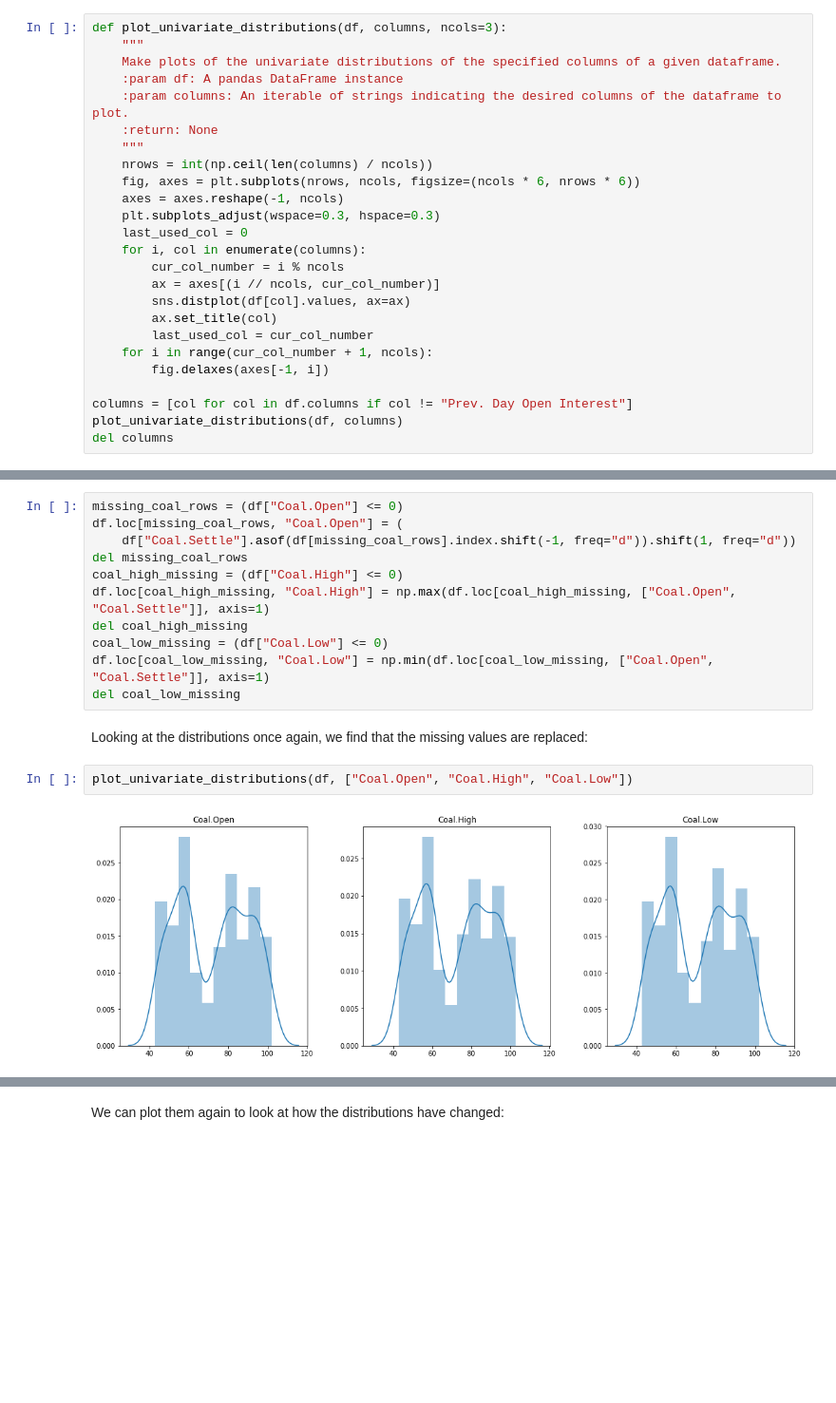
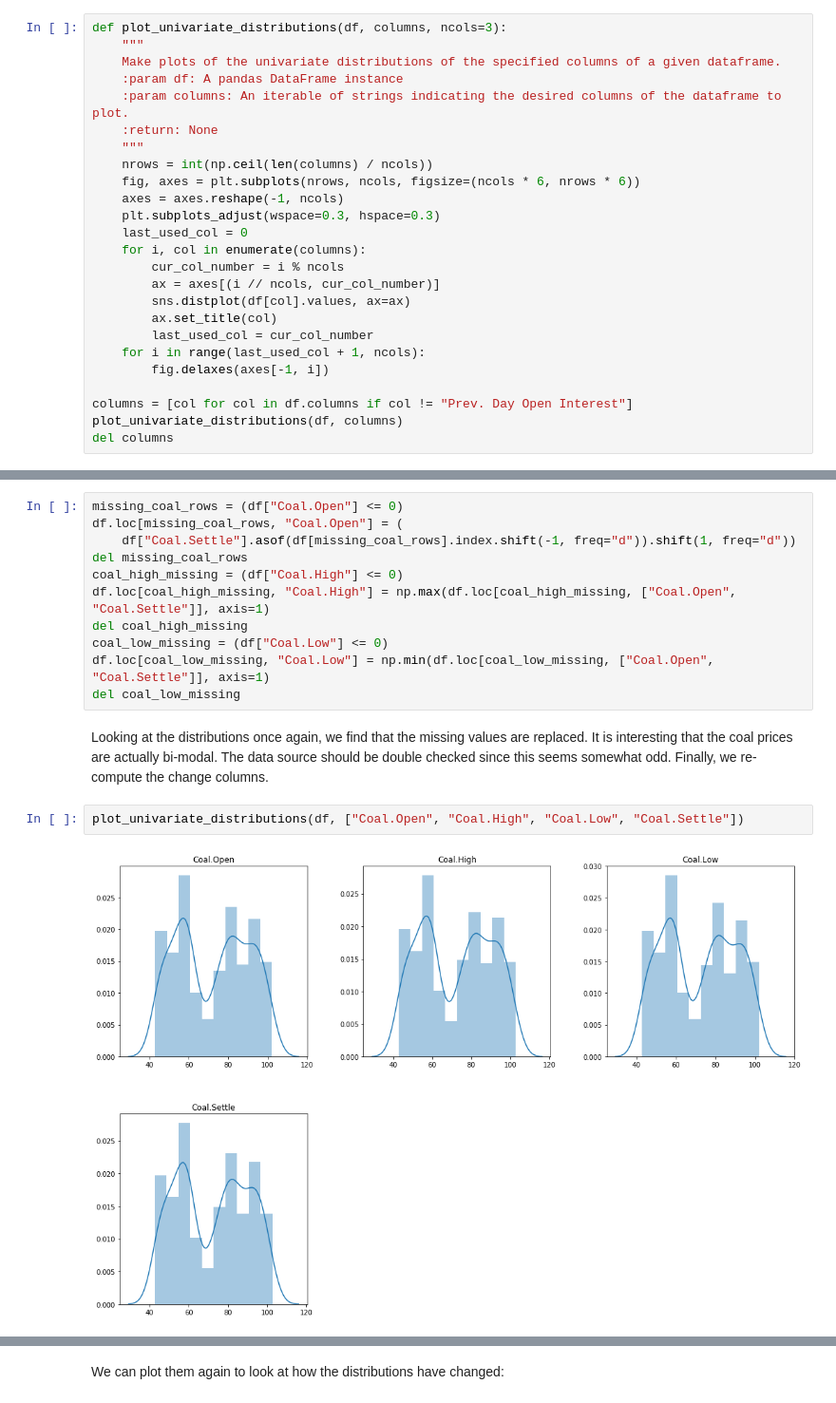
Before and after one commit to GaussianGarden/EUA-Price-Forecaster, a Jupyter notebook: Exploratory Data Analysis of Numerical Data.ipynb, the cells around one changed output, grey strips where cells are left out. Shown: that part at 95% size. Saved outputs shown, nothing was run; the diff lists cells and outputs as text; blank space fills up the shorter version.

Commit message:
First work on predictions without any text data

```diff
--- a/Exploratory Data Analysis of Numerical Data.ipynb
+++ b/Exploratory Data Analysis of Numerical Data.ipynb
@@ -85,7 +85,7 @@ def plot_univariate_distributions(df, columns, ncols=3):
         sns.distplot(df[col].values, ax=ax)
         ax.set_title(col)
         last_used_col = cur_col_number
-    for i in range(cur_col_number + 1, ncols):
+    for i in range(last_used_col + 1, ncols):
         fig.delaxes(axes[-1, i])
 
 columns = [col for col in df.columns if col != "Prev. Day Open Interest"]
@@ -107,10 +107,10 @@ coal_low_missing = (df["Coal.Low"] <= 0)
 df.loc[coal_low_missing, "Coal.Low"] = np.min(df.loc[coal_low_missing, ["Coal.Open", "Coal.Settle"]], axis=1)
 del coal_low_missing
 # %% [markdown]
-Looking at the distributions once again, we find that the missing values are replaced:
+Looking at the distributions once again, we find that the missing values are replaced. It is interesting that the coal prices are actually bi-modal. The data source should be double checked since this seems somewhat odd. Finally, we re-compute the change columns.
 # %%
-plot_univariate_distributions(df, ["Coal.Open", "Coal.High", "Coal.Low"])
+plot_univariate_distributions(df, ["Coal.Open", "Coal.High", "Coal.Low", "Coal.Settle"])
 # %% [output]
-[figure, old version]
+[figure, new version]
 # %%
 change_cols = ["Change", "Gas.Change", "Coal.Change", "Oil.Change"]
```
Also changed, not shown: parts of 4 cells of this notebook, 4 other files.
